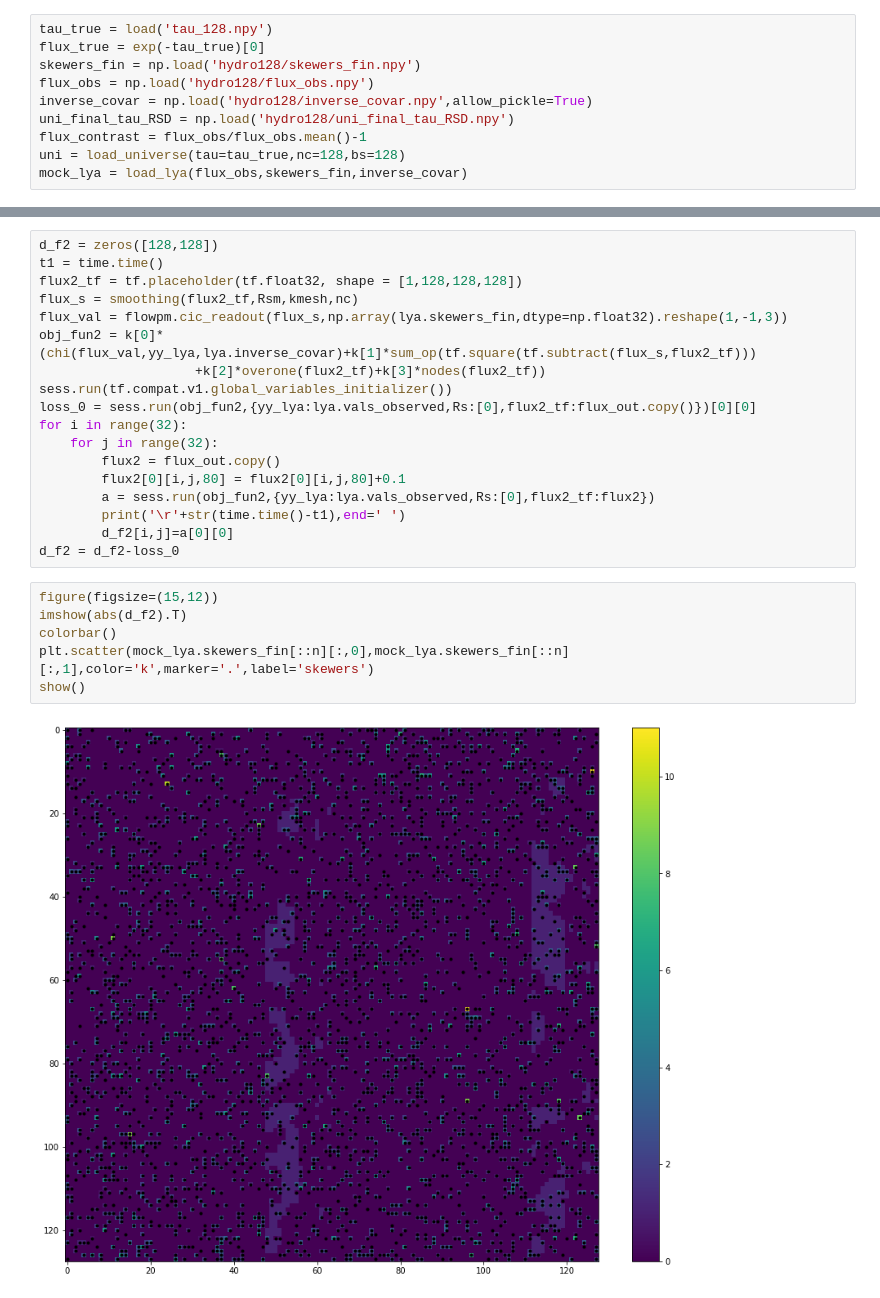
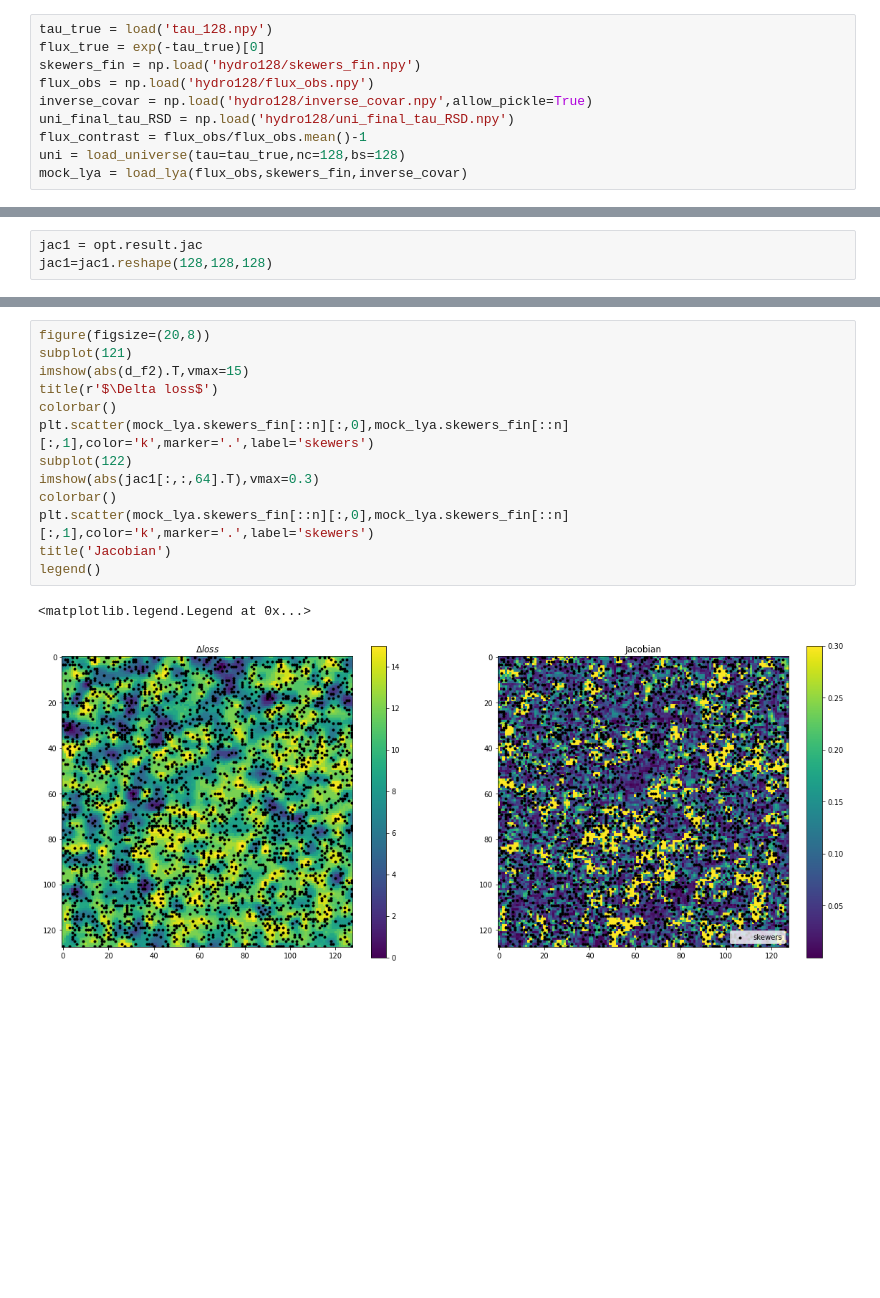
Before and after one commit to lizihao1008/Spectra, a Jupyter notebook: error analysis.ipynb, the cells around one changed output, grey strips where cells are left out. Cells and saved outputs as stored; diff of their text form; blank space fills up the shorter version.

```diff
--- a/error analysis.ipynb
+++ b/error analysis.ipynb
@@ -161 +131,4 @@ colorbar()
+# %%
+jac1 = opt.result.jac
+jac1=jac1.reshape(128,128,128)
 # %%
@@ -190,26 +202,16 @@ legend()
-# %%
-d_f2 = zeros([128,128])
-t1 = time.time()
-flux2_tf = tf.placeholder(tf.float32, shape = [1,128,128,128])
-flux_s = smoothing(flux2_tf,Rsm,kmesh,nc)
-flux_val = flowpm.cic_readout(flux_s,np.array(lya.skewers_fin,dtype=np.float32).reshape(1,-1,3))
-obj_fun2 = k[0]*(chi(flux_val,yy_lya,lya.inverse_covar)+k[1]*sum_op(tf.square(tf.subtract(flux_s,flux2_tf)))
-                    +k[2]*overone(flux2_tf)+k[3]*nodes(flux2_tf))
-sess.run(tf.compat.v1.global_variables_initializer())
-loss_0 = sess.run(obj_fun2,{yy_lya:lya.vals_observed,Rs:[0],flux2_tf:flux_out.copy()})[0][0]
-for i in range(32):
-    for j in range(32):
-        flux2 = flux_out.copy()
-        flux2[0][i,j,80] = flux2[0][i,j,80]+0.1
-        a = sess.run(obj_fun2,{yy_lya:lya.vals_observed,Rs:[0],flux2_tf:flux2})
-        print('\r'+str(time.time()-t1),end=' ')
-        d_f2[i,j]=a[0][0]
-d_f2 = d_f2-loss_0
 # %%
-figure(figsize=(15,12))
-imshow(abs(d_f2).T)
+figure(figsize=(20,8))
+subplot(121)
+imshow(abs(d_f2).T,vmax=15)
+title(r'$\Delta loss$')
 colorbar()
 plt.scatter(mock_lya.skewers_fin[::n][:,0],mock_lya.skewers_fin[::n][:,1],color='k',marker='.',label='skewers')
-show()
+subplot(122)
+imshow(abs(jac1[:,:,64].T),vmax=0.3)
+colorbar()
+plt.scatter(mock_lya.skewers_fin[::n][:,0],mock_lya.skewers_fin[::n][:,1],color='k',marker='.',label='skewers')
+title('Jacobian')
+legend()
 # %% [output]
+<matplotlib.legend.Legend at 0x...>
-[figure, old version]
+[figure, new version]
```
Also changed, not shown: parts of 10 cells of this notebook.
